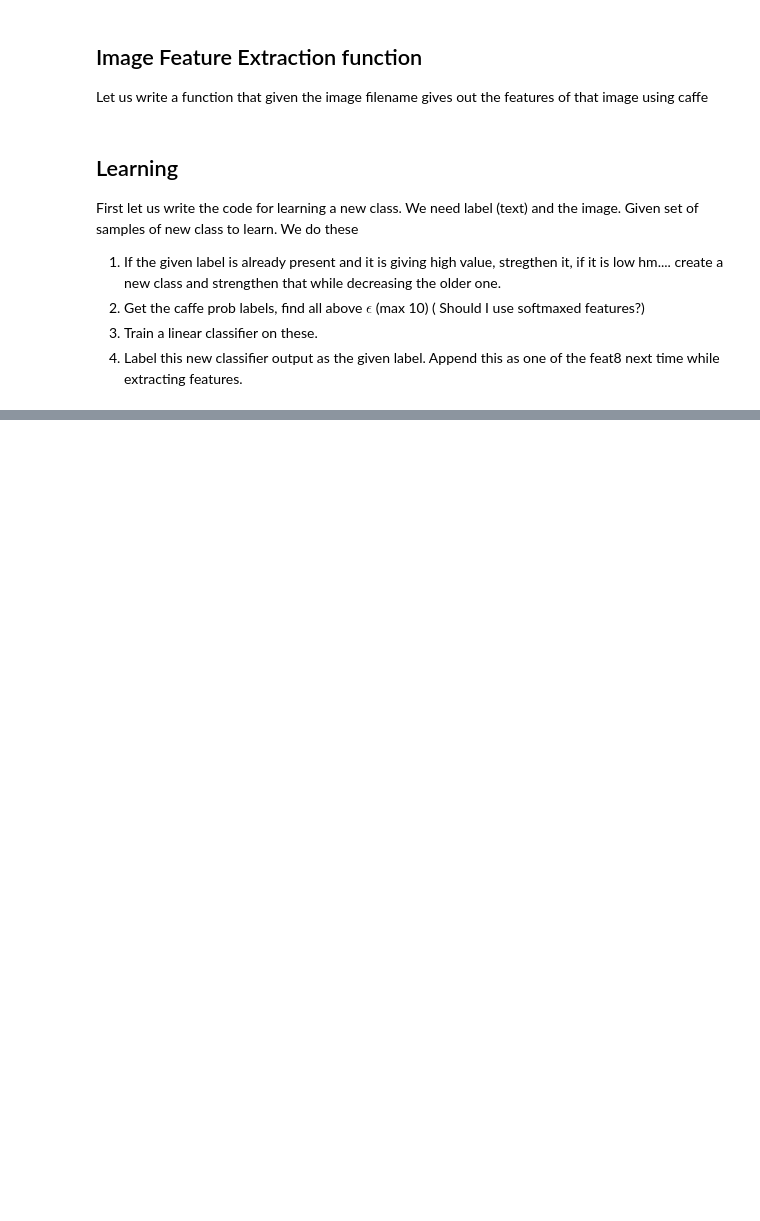
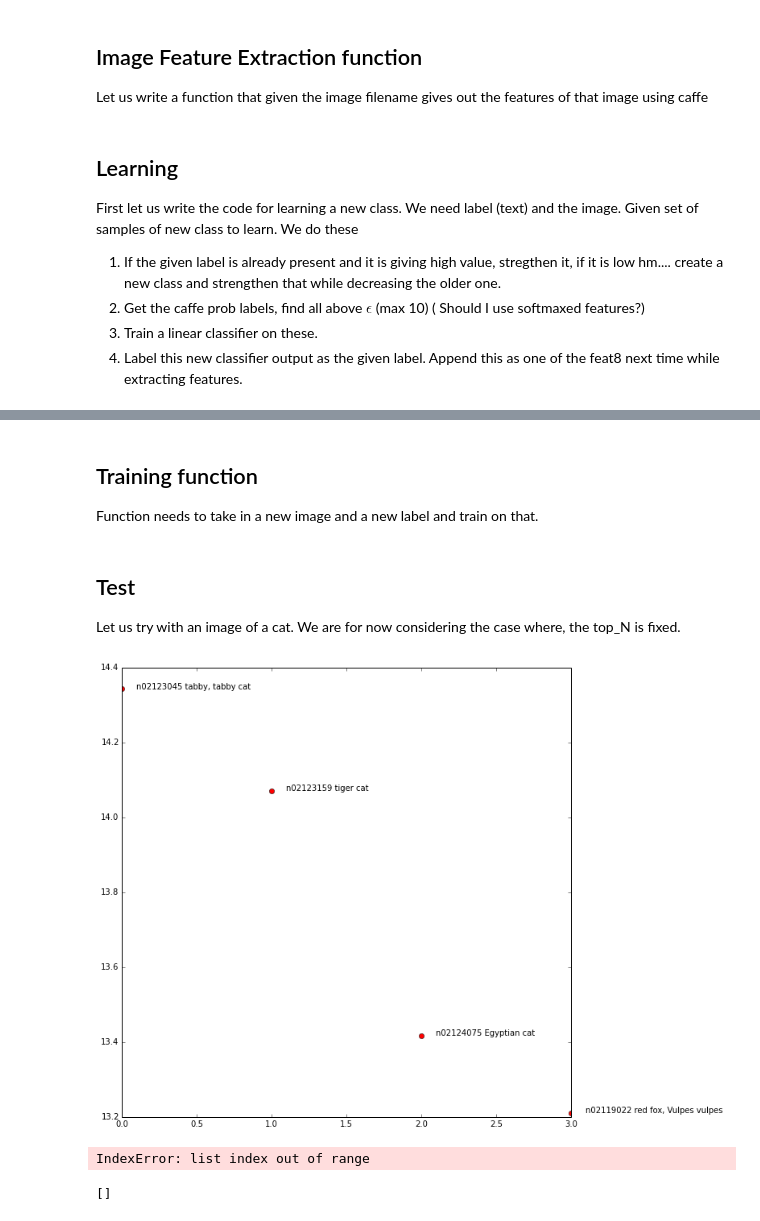
Before and after one commit to abhishekraok/promising-patterns, a Jupyter notebook: paintings/ipynb/KadNet.ipynb, the cells around one changed output, grey strips where cells are left out. Drawn from its saved outputs; the diff is of its cells as text; code cells hidden in the pictures; blank space fills up the shorter version.

```diff
--- a/paintings/ipynb/KadNet.ipynb
+++ b/paintings/ipynb/KadNet.ipynb
@@ -88,12 +81,0 @@ array([8, 7, 6, 5, 4])
-# %%
-single_input = {'label':0}
-
-class NewClass():
-    """ A new class, a new label created from function of old"""
-    def __init__(self, label=None):
-        self.label = label if not labe is None else None
-        inputs = []
-        output = 0
-
-    def get_activation(self, ):
-        pass
@@ -111,0 +140,5 @@ def create_new(activations_list):
+# %% [markdown]
+Training function
+-----------------------------
+
+Function needs to take in a new image and a new label and train on that.
@@ -111,0 +178,19 @@ def create_new(activations_list):
+# %% [markdown]
+Test
+-------------------
+
+Let us try with an image of a cat. We are for now considering the case where, the top_N is fixed.
+# %%
+all_an = activate_all(net,'images/cat.jpg',nc_list)
+top_an = get_top_activated_nodes(all_an)
+visualize_topn(top_an)
+# %% [output]
+[figure, added]
+# %%
+train_local('cat','images/cat.jpg')
+# %% [output]
+IndexError: list index out of range
+# %%
+feat8
+# %% [output]
+[]
```
Also changed, not shown: parts of 5 cells of this notebook.
